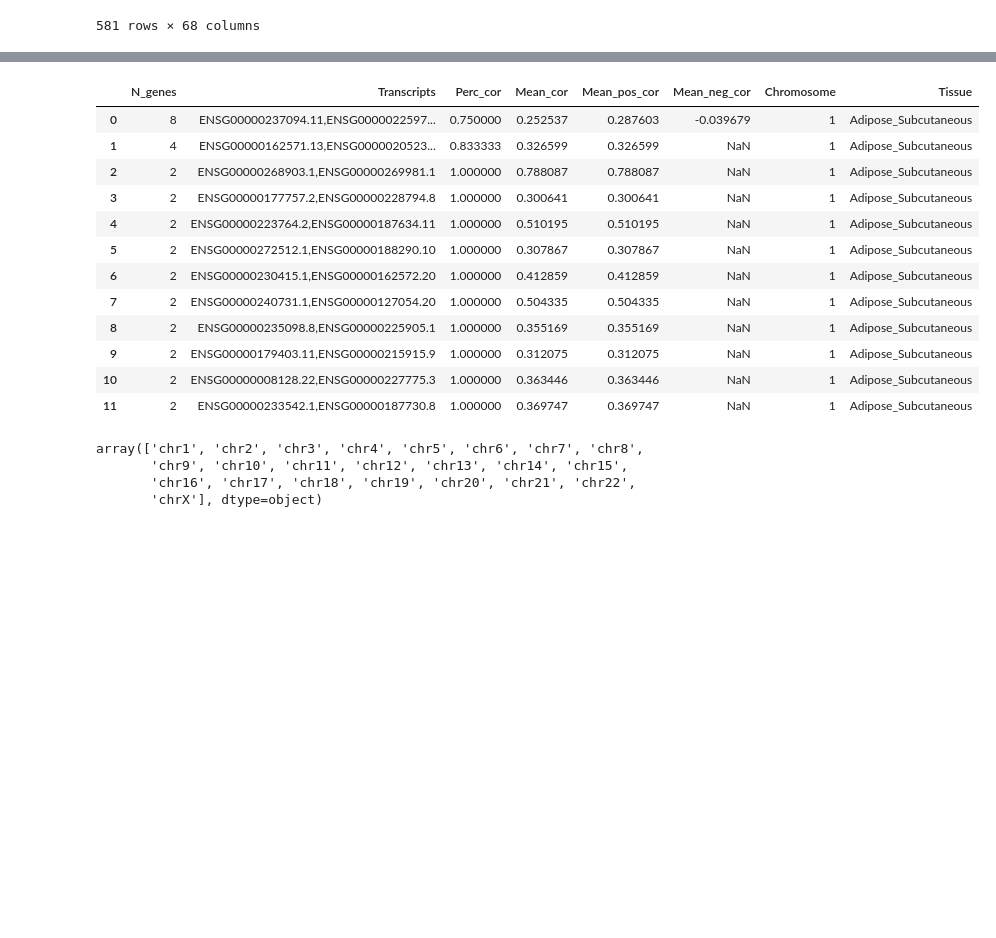
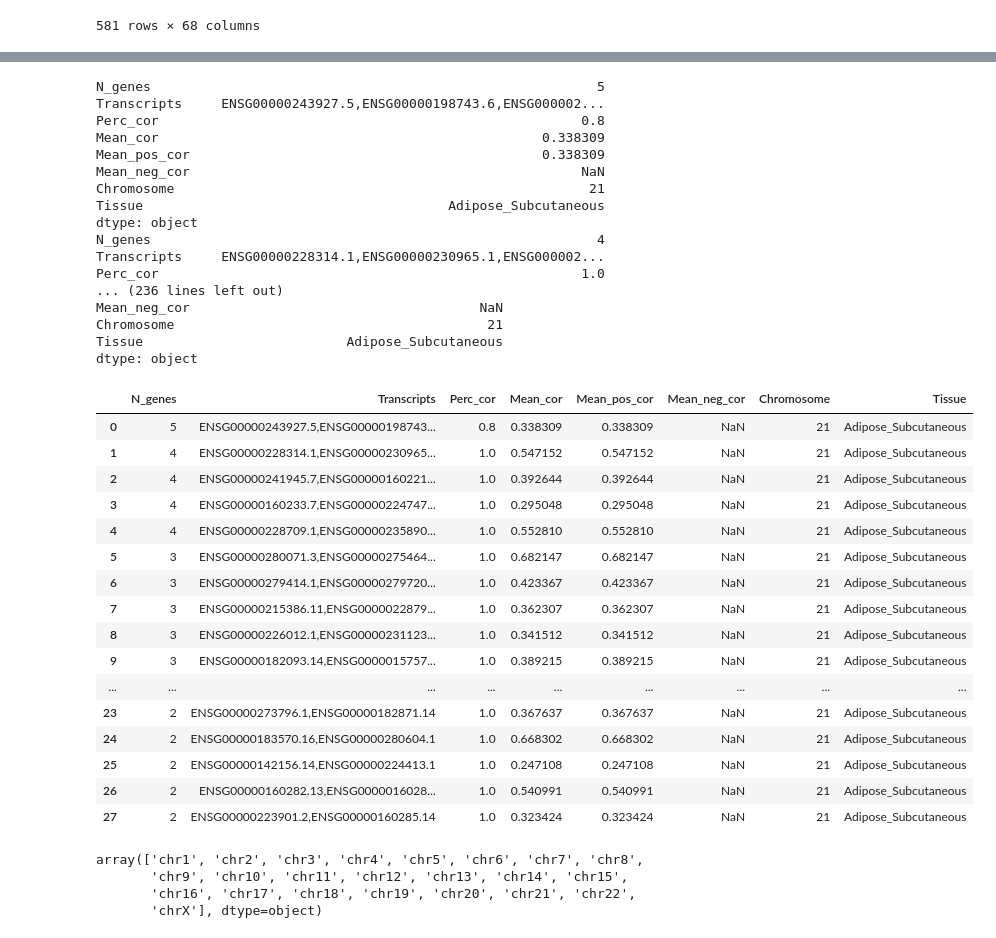
Before and after one commit to kal26/pcqtls, a Jupyter notebook: workflow/notebooks/draft_clusters_scripts.ipynb, the cells around one changed output, grey strips where cells are left out. Saved outputs shown, nothing was run; the diff lists cells and outputs as text; code cells hidden in the pictures; blank space fills up the shorter version.

Commit message:
rewrite cluster script to avoid calculating extra corrs

```diff
--- a/workflow/notebooks/00_draft_clusters_scripts.ipynb
+++ b/workflow/notebooks/draft_clusters_scripts.ipynb
@@ -124,5 +122,3 @@ residal_exp
 | ENSG00000124334.17 | 0.024300 | -0.084619 | -0.049723 | 0.001615 | -0.072403 | -0.032563 | -0.005582 | 0.018534 | ... |
 | ENSG00000182484.15 | -0.028167 | -0.047885 | -0.046357 | -0.015972 | 0.041568 | 0.044855 | -0.000488 | 0.005782 | ... |
 24665 rows × 581 columns
-# %%
-cutoff_type = 'pvalue'
@@ -128,0 +145,7 @@ cutoff_type = 'pvalue'
+# %%
+# get total number of pairs included
+for i in np.arange(1,23,1):
+    chr_gene_ids = expression_df[expression_df['#chr'] == f'chr{i}']['gene_id']
+    upper_corner_idxs = np.triu(np.ones(len(chr_gene_ids)), k=1)
+    excluded_cluster_size_idxs = np.triu(np.ones(len(chr_gene_ids)), k=max_cluster_size)
+    total_pairs += upper_corner_idxs.sum()  - excluded_cluster_size_idxs.sum()
@@ -130,6 +155,7 @@ cutoff_type = 'pvalue'
 # get expression correlations
 # split out by chromosome
 chr_id = 21
+max_cluster_size = 50
 
 def get_clusters_chr(chr_id, expression_df, residal_exp):
     # genes on this chr
@@ -137,18 +163,9 @@ def get_clusters_chr(chr_id, expression_df, residal_exp):
     chr_residual_exp = residal_exp.loc[chr_gene_ids]
     num_pairs_total = len(chr_gene_ids) * (len(chr_gene_ids)-1)
 
-    # get correlation
-    chr_corr = chr_residual_exp.T.corr()
-
-    # zero the diagonal and everything in the lower half
-    chr_corr_zeroed = pd.DataFrame(np.triu(chr_corr.values, k=1), index=chr_gene_ids, columns=chr_gene_ids)
-
-    # get p values if necessary
-    if cutoff_type == 'pvalue':
-        corr_pvalues = calculate_pvalues(chr_residual_exp.T.corr())
-        # zero the diagonal and everything in the lower half
-        corr_pvalues_zeroed = pd.DataFrame(np.triu(corr_pvalues.values, k=1), index=chr_gene_ids, columns=chr_gene_ids)
-
+    # get correlation and pvalues
+    chr_corr, chr_pvalue = get_corr_diag(chr_residual_exp.T, max_cluster_size)
+    print('calcuated correlations')
 
     # iterate through and call the cluster
     # list of transcripts that are already in a cluster
@@ -162,9 +179,10 @@ def get_clusters_chr(chr_id, expression_df, residal_exp):
         number_pairs = sum(sum(np.triu(np.ones((cluster_size, cluster_size)), k=1)))
 
         # each possible start along the genome
-        for cluster_start_idx in range(0, len(chr_corr_zeroed)-cluster_size):
+        for cluster_start_idx in range(0, len(chr_corr)-cluster_size):
             # pull the cluster of this size stating at this index
-            cluster_candidate = chr_corr_zeroed.iloc[cluster_start_idx:cluster_start_idx+cluster_size, cluster_start_idx:cluster_start_idx+cluster_size]
+
+            cluster_candidate = chr_corr.iloc[cluster_start_idx:cluster_start_idx+cluster_size, cluster_start_idx:cluster_start_idx+cluster_size]
             # corr values in upper triangle
             cluster_values = cluster_candidate.values[np.triu_indices(cluster_size, k=1)]
 
@@ -173,7 +191,7 @@ def get_clusters_chr(chr_id, expression_df, residal_exp):
                 number_corrs_above_cutoff = sum(sum(abs(cluster_candidate.values)>min_corr_cuntoff))
             elif cutoff_type == 'pvalue':
                 # calculate p values below a bonferonni 0.05
-                cluster_candidate_pvalues = corr_pvalues_zeroed.iloc[cluster_start_idx:cluster_start_idx+cluster_size, cluster_start_idx:cluster_start_idx+cluster_size]
+                cluster_candidate_pvalues = chr_pvalue.iloc[cluster_start_idx:cluster_start_idx+cluster_size, cluster_start_idx:cluster_start_idx+cluster_size]
                 # only take top corner
                 cluster_pvalues = cluster_candidate_pvalues.values[np.triu_indices(cluster_size, k=1)]
                 # pvalues values in upper triangle less than 0.05/total number tests
@@ -204,6 +222,7 @@ def get_clusters_chr(chr_id, expression_df, residal_exp):
                 cluster_output.append(cluster_series)
                 # recored transcript ids so they aren't included in another cluster
                 [transcript_blacklist.append(id) for id in cluster_transcripts]
+                print(cluster_series)
 
     # make one dataframe and write out
     return pd.DataFrame(cluster_output)
@@ -210,3 +251,3 @@ def get_clusters_chr(chr_id, expression_df, residal_exp):
 # %%
-get_clusters_chr(1, expression_df.iloc[:100], residal_exp)
+get_clusters_chr(21, expression_df, residal_exp)
 # %% [output]
@@ -213,16 +255,37 @@ get_clusters_chr(1, expression_df.iloc[:100], residal_exp)
+N_genes                                                         5
+Transcripts     ENSG00000243927.5,ENSG00000198743.6,ENSG000002...
+Perc_cor                                                      0.8
+Mean_cor                                                 0.338309
+Mean_pos_cor                                             0.338309
+Mean_neg_cor                                                  NaN
+Chromosome                                                     21
+Tissue                                       Adipose_Subcutaneous
+dtype: object
+N_genes                                                         4
+Transcripts     ENSG00000228314.1,ENSG00000230965.1,ENSG000002...
+Perc_cor                                                      1.0
+... (236 lines left out)
+Mean_neg_cor                                     NaN
+Chromosome                                        21
+Tissue                          Adipose_Subcutaneous
+dtype: object
 |  | N_genes | Transcripts | Perc_cor | Mean_cor | Mean_pos_cor | Mean_neg_cor | Chromosome | Tissue |
-| 0 | 8 | ENSG00000237094.11,ENSG0000022597... | 0.750000 | 0.252537 | 0.287603 | -0.039679 | 1 | Adipose_Subcutaneous |
-| 1 | 4 | ENSG00000162571.13,ENSG0000020523... | 0.833333 | 0.326599 | 0.326599 | NaN | 1 | Adipose_Subcutaneous |
-| 2 | 2 | ENSG00000268903.1,ENSG00000269981.1 | 1.000000 | 0.788087 | 0.788087 | NaN | 1 | Adipose_Subcutaneous |
-| 3 | 2 | ENSG00000177757.2,ENSG00000228794.8 | 1.000000 | 0.300641 | 0.300641 | NaN | 1 | Adipose_Subcutaneous |
-| 4 | 2 | ENSG00000223764.2,ENSG00000187634.11 | 1.000000 | 0.510195 | 0.510195 | NaN | 1 | Adipose_Subcutaneous |
-| 5 | 2 | ENSG00000272512.1,ENSG00000188290.10 | 1.000000 | 0.307867 | 0.307867 | NaN | 1 | Adipose_Subcutaneous |
-| 6 | 2 | ENSG00000230415.1,ENSG00000162572.20 | 1.000000 | 0.412859 | 0.412859 | NaN | 1 | Adipose_Subcutaneous |
-| 7 | 2 | ENSG00000240731.1,ENSG00000127054.20 | 1.000000 | 0.504335 | 0.504335 | NaN | 1 | Adipose_Subcutaneous |
-| 8 | 2 | ENSG00000235098.8,ENSG00000225905.1 | 1.000000 | 0.355169 | 0.355169 | NaN | 1 | Adipose_Subcutaneous |
-| 9 | 2 | ENSG00000179403.11,ENSG00000215915.9 | 1.000000 | 0.312075 | 0.312075 | NaN | 1 | Adipose_Subcutaneous |
-| 10 | 2 | ENSG00000008128.22,ENSG00000227775.3 | 1.000000 | 0.363446 | 0.363446 | NaN | 1 | Adipose_Subcutaneous |
-| 11 | 2 | ENSG00000233542.1,ENSG00000187730.8 | 1.000000 | 0.369747 | 0.369747 | NaN | 1 | Adipose_Subcutaneous |
+| 0 | 5 | ENSG00000243927.5,ENSG00000198743... | 0.8 | 0.338309 | 0.338309 | NaN | 21 | Adipose_Subcutaneous |
+| 1 | 4 | ENSG00000228314.1,ENSG00000230965... | 1.0 | 0.547152 | 0.547152 | NaN | 21 | Adipose_Subcutaneous |
+| 2 | 4 | ENSG00000241945.7,ENSG00000160221... | 1.0 | 0.392644 | 0.392644 | NaN | 21 | Adipose_Subcutaneous |
+| 3 | 4 | ENSG00000160233.7,ENSG00000224747... | 1.0 | 0.295048 | 0.295048 | NaN | 21 | Adipose_Subcutaneous |
+| 4 | 4 | ENSG00000228709.1,ENSG00000235890... | 1.0 | 0.552810 | 0.552810 | NaN | 21 | Adipose_Subcutaneous |
+| 5 | 3 | ENSG00000280071.3,ENSG00000275464... | 1.0 | 0.682147 | 0.682147 | NaN | 21 | Adipose_Subcutaneous |
+| 6 | 3 | ENSG00000279414.1,ENSG00000279720... | 1.0 | 0.423367 | 0.423367 | NaN | 21 | Adipose_Subcutaneous |
+| 7 | 3 | ENSG00000215386.11,ENSG0000022879... | 1.0 | 0.362307 | 0.362307 | NaN | 21 | Adipose_Subcutaneous |
+| 8 | 3 | ENSG00000226012.1,ENSG00000231123... | 1.0 | 0.341512 | 0.341512 | NaN | 21 | Adipose_Subcutaneous |
+| 9 | 3 | ENSG00000182093.14,ENSG0000015757... | 1.0 | 0.389215 | 0.389215 | NaN | 21 | Adipose_Subcutaneous |
+| ... | ... | ... | ... | ... | ... | ... | ... | ... |
+| 23 | 2 | ENSG00000273796.1,ENSG00000182871.14 | 1.0 | 0.367637 | 0.367637 | NaN | 21 | Adipose_Subcutaneous |
+| 24 | 2 | ENSG00000183570.16,ENSG00000280604.1 | 1.0 | 0.668302 | 0.668302 | NaN | 21 | Adipose_Subcutaneous |
+| 25 | 2 | ENSG00000142156.14,ENSG00000224413.1 | 1.0 | 0.247108 | 0.247108 | NaN | 21 | Adipose_Subcutaneous |
+| 26 | 2 | ENSG00000160282.13,ENSG0000016028... | 1.0 | 0.540991 | 0.540991 | NaN | 21 | Adipose_Subcutaneous |
+| 27 | 2 | ENSG00000223901.2,ENSG00000160285.14 | 1.0 | 0.323424 | 0.323424 | NaN | 21 | Adipose_Subcutaneous |
 # %%
 expression_df['#chr'].unique()
 # %% [output]
```
Also changed, not shown: parts of 8 cells of this notebook, 9 other files.
